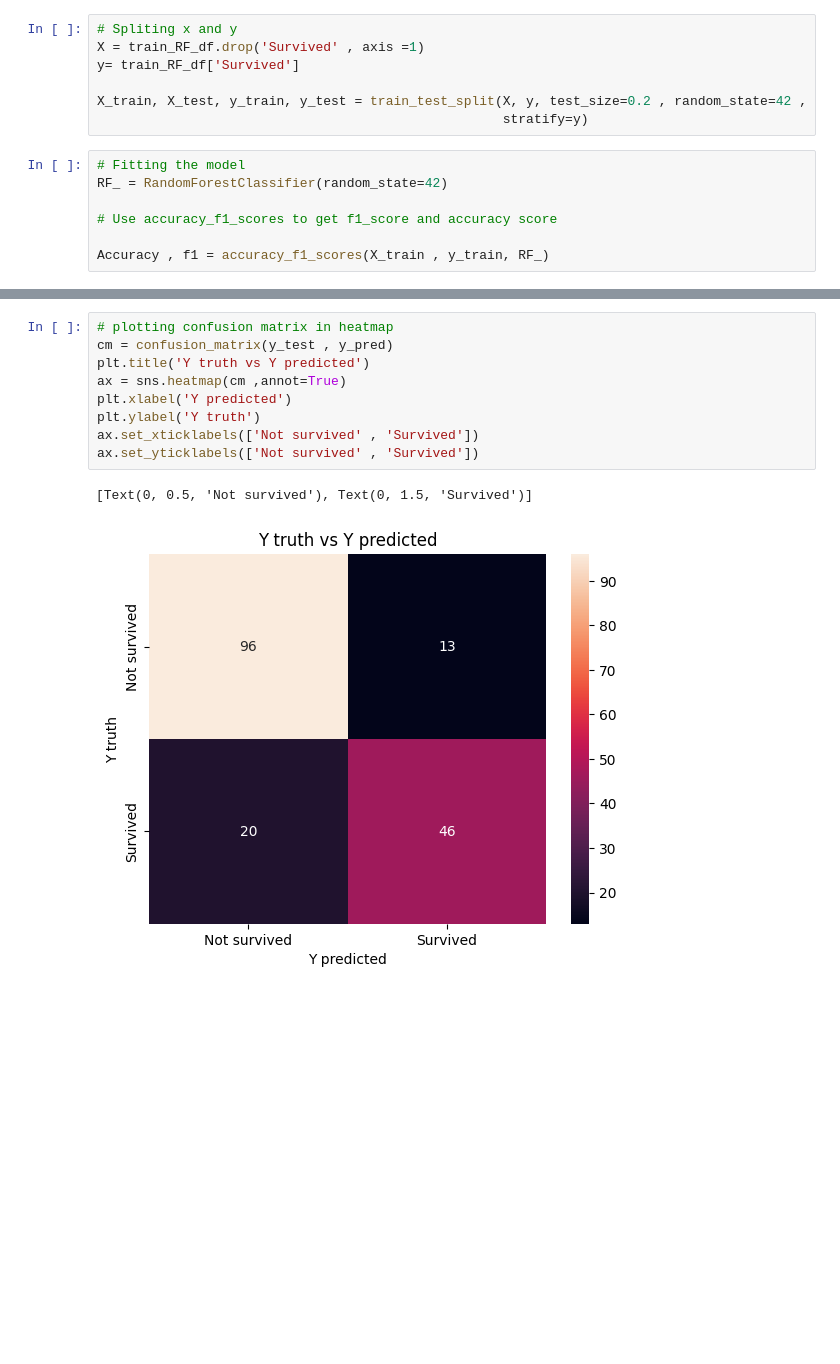
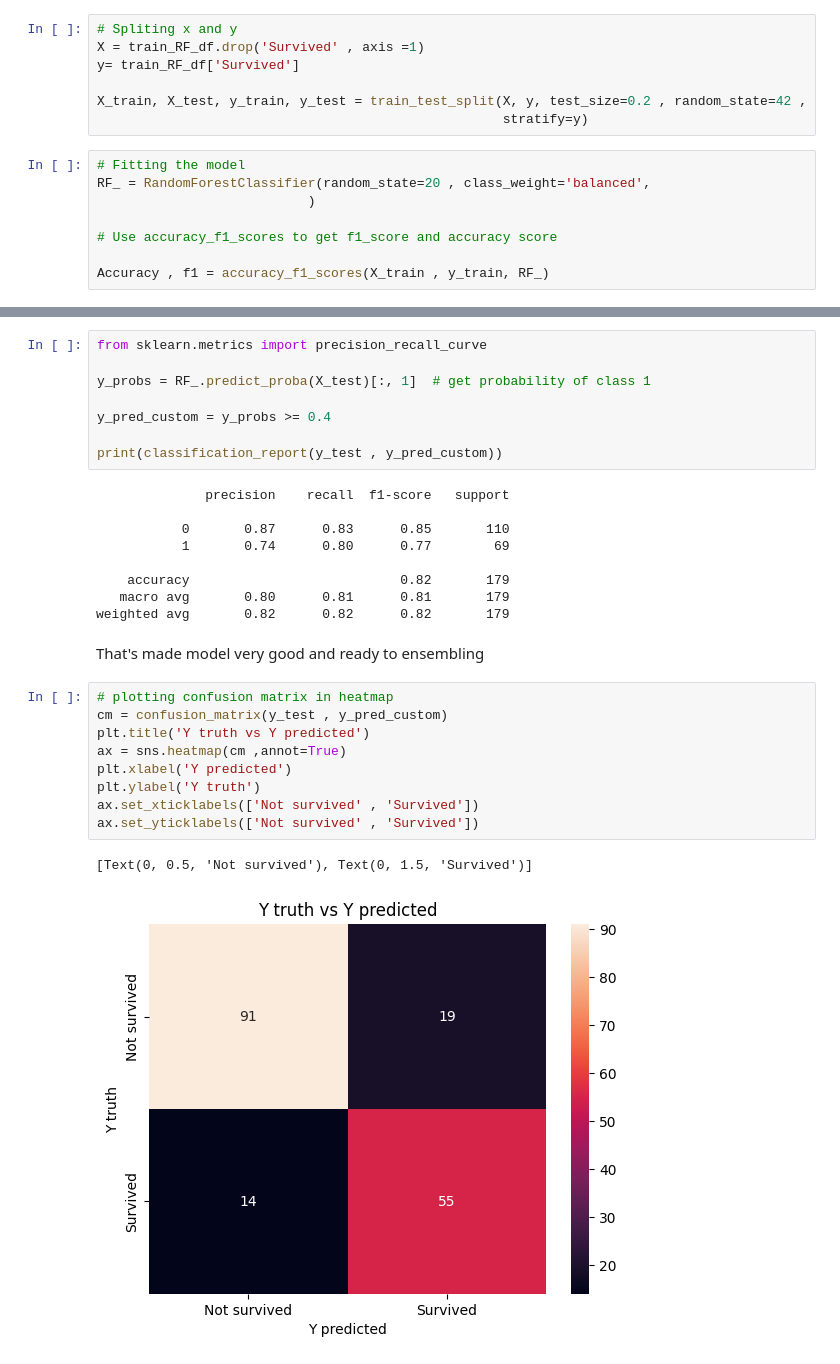
Before and after one commit to MinaGO1/Titanic-dataset, a Jupyter notebook: notebooks/Data Modeling/RandomForest.ipynb, the cells around one changed output, grey strips where cells are left out. Drawn from its saved outputs; the diff is of its cells as text; blank space fills up the shorter version.

```diff
--- a/notebooks/Data Modeling/RandomForest.ipynb
+++ b/notebooks/Data Modeling/RandomForest.ipynb
@@ -37,7 +37,8 @@ X_train, X_test, y_train, y_test = train_test_split(X, y, test_size=0.2 , random
                                                     stratify=y)
 # %%
 # Fitting the model
-RF_ = RandomForestClassifier(random_state=42)
+RF_ = RandomForestClassifier(random_state=20 , class_weight='balanced',
+                           )
 
 # Use accuracy_f1_scores to get f1_score and accuracy score
 
@@ -76,15 +108,34 @@ This a good percentage, so:
+# %%
+from sklearn.metrics import precision_recall_curve
+
+y_probs = RF_.predict_proba(X_test)[:, 1]  # get probability of class 1
+
+y_pred_custom = y_probs >= 0.4
+
+print(classification_report(y_test , y_pred_custom))
+# %% [output]
+              precision    recall  f1-score   support
+
+           0       0.87      0.83      0.85       110
+           1       0.74      0.80      0.77        69
+
+    accuracy                           0.82       179
+   macro avg       0.80      0.81      0.81       179
+weighted avg       0.82      0.82      0.82       179
+# %% [markdown]
+That's made model very good and ready to ensembling
 # %%
 # plotting confusion matrix in heatmap
-cm = confusion_matrix(y_test , y_pred)
+cm = confusion_matrix(y_test , y_pred_custom)
 plt.title('Y truth vs Y predicted')
 ax = sns.heatmap(cm ,annot=True)
 plt.xlabel('Y predicted')
 plt.ylabel('Y truth')
 ax.set_xticklabels(['Not survived' , 'Survived'])
 ax.set_yticklabels(['Not survived' , 'Survived'])
 # %% [output]
 [Text(0, 0.5, 'Not survived'), Text(0, 1.5, 'Survived')]
-[figure, old version]
+[figure, new version]
 # %%
 plt.figure(figsize=(80,50)) # plotting random forest diagram
 plot_tree(RF_.estimators_[0] , feature_names=X_train.columns , class_names=['Not survived' , 'Survived'])
```
Also changed, not shown: parts of 13 cells of this notebook, 18 other files.
